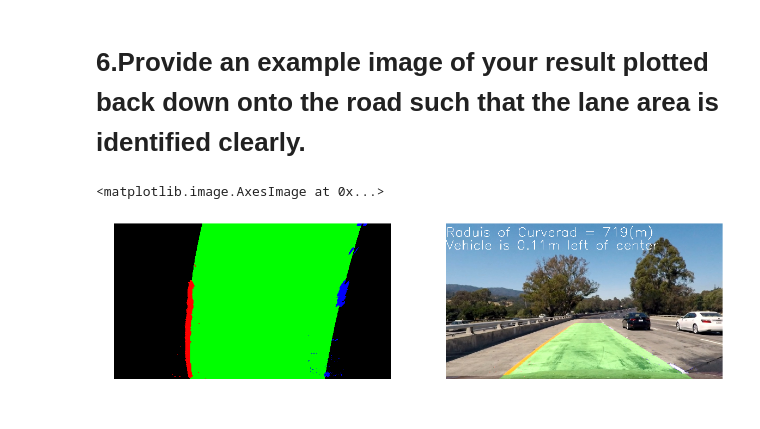
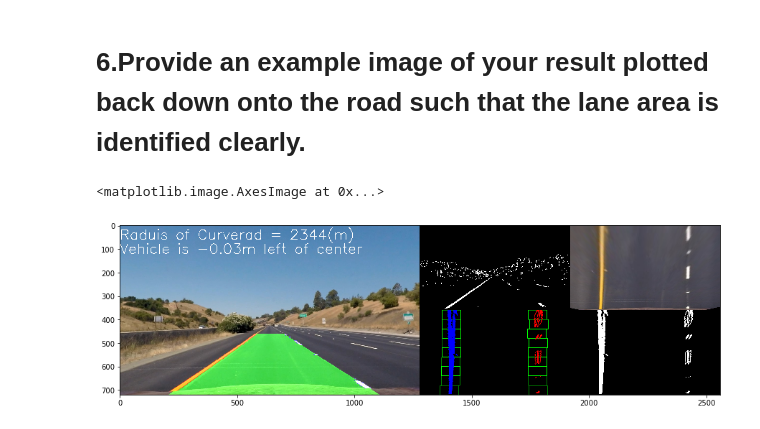
Before and after one commit to elninowang/CarND-Advanced-Lane-Lines, a Jupyter notebook: Advanced-Lane-Lines.ipynb, the cells around one changed output. Saved outputs shown, nothing was run; the diff lists cells and outputs as text; code cells hidden in the pictures.

```diff
--- a/Advanced-Lane-Lines.ipynb
+++ b/Advanced-Lane-Lines.ipynb
@@ -93,5 +93,5 @@ To demonstrate this step, I will describe how I apply the distortion correction
 # %%
-img_original = cv2.imread("./test_images/test1.jpg")
+img_original = cv2.imread("./test_images/straight_lines1.jpg")
 img_undistort = cv2.undistort(img_original, mtx, dist, None, mtx)
 
 fig, axs = plt.subplots(1,2, figsize=(20,6))
@@ -314,9 +278,8 @@ plt.plot(histogram)
 # %% [markdown]
 so i set leftpoint with 1/8 and rightpoint with 7/8
 # %%
-binary_warped = perspective_binary_warped
-histogram = np.sum(binary_warped[int(binary_warped.shape[0]/2):, :], axis=0)
-out_img = np.dstack((binary_warped, binary_warped, binary_warped)) * 255
+histogram = np.sum(binary_warped_perspective[int(binary_warped_perspective.shape[0]/2):, :], axis=0)
+out_img = np.dstack((binary_warped_perspective, binary_warped_perspective, binary_warped_perspective)) * 255
 leftpoint = np.int(histogram.shape[0] / 8)
 midpoint = np.int(histogram.shape[0] / 2)
 rightpoint = np.int(histogram.shape[0] * 7 / 8)
@@ -326,9 +289,9 @@ rightx_base = np.argmax(histogram[midpoint:rightpoint]) + midpoint
 # Choose the number of sliding windows
 nwindows = 9
 # Set height of windows
-window_height = np.int(binary_warped.shape[0] / nwindows)
+window_height = np.int(binary_warped_perspective.shape[0] / nwindows)
 # Identify the x and y positions of all nonzero pixels in the image
-nonzero = binary_warped.nonzero()
+nonzero = binary_warped_perspective.nonzero()
 nonzeroy = np.array(nonzero[0])
 nonzerox = np.array(nonzero[1])
 
@@ -346,8 +309,8 @@ right_lane_inds = []
 # Step through the windows one by one
 for window in range(nwindows):
     # Identify window boundaries in x and y (and right and left)
-    win_y_low = binary_warped.shape[0] - (window + 1) * window_height
-    win_y_high = binary_warped.shape[0] - window * window_height
+    win_y_low = binary_warped_perspective.shape[0] - (window + 1) * window_height
+    win_y_high = binary_warped_perspective.shape[0] - window * window_height
     win_xleft_low = leftx_current - margin
     win_xleft_high = leftx_current + margin
     win_xright_low = rightx_current - margin
@@ -383,17 +346,16 @@ left_fit = np.polyfit(lefty, leftx, 2)
 right_fit = np.polyfit(righty, rightx, 2)
 
 # Generate x and y values for plotting
-ploty = np.linspace(0, binary_warped.shape[0]-1, binary_warped.shape[0] )
+ploty = np.linspace(0, binary_warped_perspective.shape[0]-1, binary_warped_perspective.shape[0] )
 left_fitx = left_fit[0]*ploty**2 + left_fit[1]*ploty + left_fit[2]
 right_fitx = right_fit[0]*ploty**2 + right_fit[1]*ploty + right_fit[2]
 
 out_img[nonzeroy[left_lane_inds], nonzerox[left_lane_inds]] = [255, 0, 0]
 out_img[nonzeroy[right_lane_inds], nonzerox[right_lane_inds]] = [0, 0, 255]
-
 fig, axs = plt.subplots(1,2, figsize=(20,6))
 axs = axs.ravel()
 axs[0].axis("off")
-axs[0].imshow(binary_warped, cmap='gray')
+axs[0].imshow(binary_warped_perspective, cmap='gray')
 axs[1].axis("off")
 axs[1].imshow(out_img)
 axs[1].plot(left_fitx, ploty, color='yellow')
@@ -424,7 +386,7 @@ left:719.32m    righr:1634.51m  min:719.32m
 # %%
 # Caculate the distance of center
-midpoint = np.int(binary_warped.shape[1] / 2)
-image_height = binary_warped.shape[0]
+midpoint = np.int(binary_warped_perspective.shape[1] / 2)
+image_height = binary_warped_perspective.shape[0]
 leftpoint = left_fit[0]*image_height*image_height + left_fit[1]*image_height + left_fit[2]
 rightpoint = right_fit[0]*image_height*image_height + right_fit[1]*image_height + right_fit[2]
 diffpoint = (leftpoint+rightpoint)/2 - midpoint
@@ -439,33 +401,40 @@ left of center 0.11m
 # %%
 # Create an image to draw the lines on
 warp_zero = np.zeros_like(binary_warped).astype(np.uint8)
 color_warp = np.dstack((warp_zero, warp_zero, warp_zero))
 
 # Recast the x and y points into usable format for cv2.fillPoly()
 pts_left = np.array([np.transpose(np.vstack([left_fitx, ploty]))])
 pts_right = np.array([np.flipud(np.transpose(np.vstack([right_fitx, ploty])))])
 pts = np.hstack((pts_left, pts_right))
 
 # Draw the lane onto the warped blank image
 cv2.fillPoly(color_warp, np.int_([pts]), (0, 255, 0))
 color_warp[nonzeroy[left_lane_inds], nonzerox[left_lane_inds]] = [0, 0, 255]
 color_warp[nonzeroy[right_lane_inds], nonzerox[right_lane_inds]] = [255, 0, 0]
 
 # Warp the blank back to original image space using inverse perspective matrix (Minv)
 newwarp = cv2.warpPerspective(color_warp, Minv, img_size)
 # Combine the result with the original image
-result = cv2.addWeighted(img_undistort, 1, newwarp, 0.3, 0)
+result = cv2.addWeighted(img_undistort, 1, newwarp, 0.6, 0)
 text1 = "Raduis of Curverad = {:.0f}(m)".format(curverad)
 cv2.putText(result, text1, (0,60),cv2.FONT_HERSHEY_SIMPLEX, 2,(255,255,255),2)
 text2 = "Vehicle is {:.2f}m left of center".format(diffditance)
 cv2.putText(result, text2, (0,120),cv2.FONT_HERSHEY_SIMPLEX, 2,(255,255,255),2)
 
-fig, axs = plt.subplots(1,2, figsize=(20,6))
-axs = axs.ravel()
-axs[0].axis("off")
-axs[0].imshow(cv2.cvtColor(color_warp, cv2.COLOR_BGR2RGB))
-axs[1].axis("off")
-axs[1].imshow(cv2.cvtColor(result, cv2.COLOR_BGR2RGB))
+w,h = result.shape[1]//2,result.shape[0]//2
+binary_warped_small = cv2.resize(binary_warped, (w,h))
+binary_warped_perspective_small = cv2.resize(binary_warped_perspective, (w,h))
+binary_warped_small = np.dstack((binary_warped_small, binary_warped_small, binary_warped_small)) * 255
+binary_warped_perspective_small = np.dstack((binary_warped_perspective_small, binary_warped_perspective_small, binary_warped_perspective_small)) * 255
+perspective_image_small = cv2.resize(perspective_image, (w, h))
+out_img_small = cv2.resize(out_img, (w, h))
+vis1 = np.concatenate((binary_warped_small, out_img_small), axis=0)
+vis2 = np.concatenate((perspective_image_small, binary_warped_perspective_small), axis=0)
+vis = np.concatenate((result, vis1, vis2), axis=1)
+
+plt.figure(figsize=(15,6))
+plt.imshow(cv2.cvtColor(vis, cv2.COLOR_BGR2RGB))
 # %% [output]
 <matplotlib.image.AxesImage at 0x...>
-[figure, old version]
+[figure, new version]
```
Also changed, not shown: parts of 12 cells of this notebook, 19 other files.
